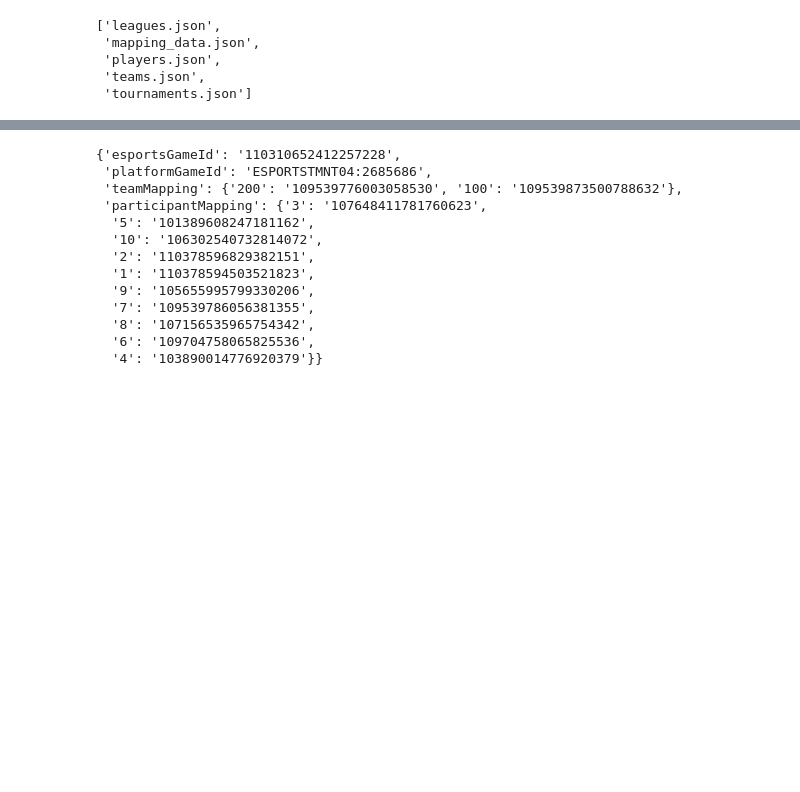
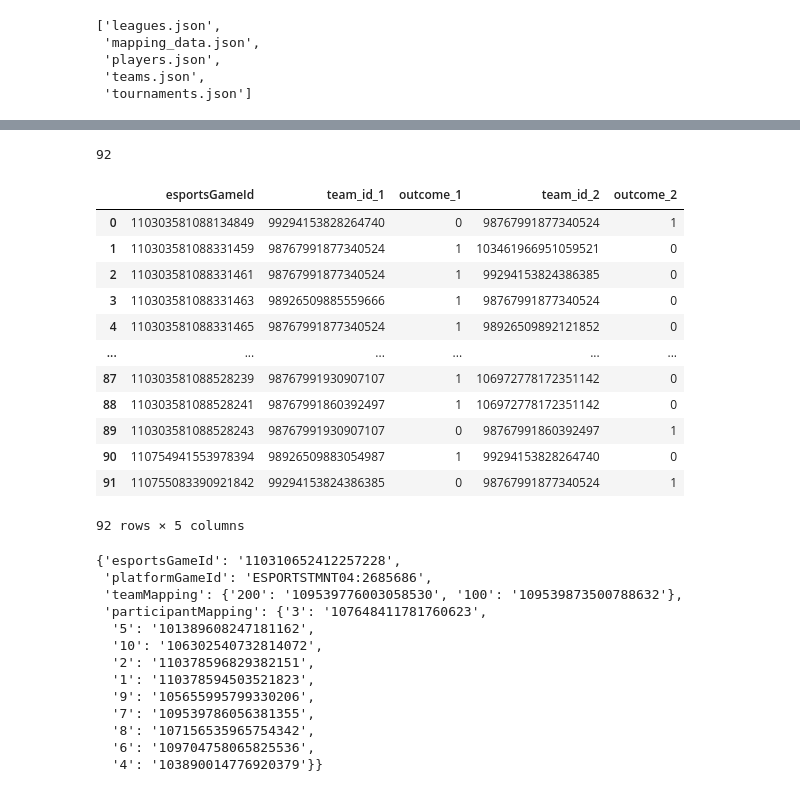
Before and after one commit to brjhsu/LeagueRankings, a Jupyter notebook: test_data_pipeline.ipynb, the cells around one changed output, grey strips where cells are left out. Drawn from its saved outputs; the diff is of its cells as text; code cells hidden in the pictures; blank space fills up the shorter version.

```diff
--- a/test_data_pipeline.ipynb
+++ b/test_data_pipeline.ipynb
@@ -94,0 +187,32 @@ os.listdir()
+# %%
+def get_game_data_full(games_data):
+    # Iterate through t events of the match (could consist of one or many games)
+    # Look in the ['games'][t]['id'] field to get the game ID
+    # Look in the ['games'][t]['state'] field to see if the game is 'completed'
+    # Look in the ['games'][t]['teams'] field to get the team IDs
+    # Look in the ['games'][t]['teams'][x]['result']['outcome'] field to get the result of the game for each team
+    # We technically only need the 'state' to verify completion and 'id' to fetch details of the game, but load in other fields for verification
+    game_tables = []
+    for game in games_data['games']:
+        game_state = game['state']
+        if game_state == 'completed':
+            game_id = game['id']
+            team_ids, team_outcomes = [], []
+            for team in game['teams']:
+                team_ids.append(team['id'])
+                team_outcome = 1 if team['result']['outcome']=='win' else 0
+                team_outcomes.append(team_outcome)
+            game_tables.append(pd.DataFrame({'esportsGameId': game_id,
+                                             'team_id_1': team_ids[0], 'outcome_1': team_outcomes[0],
+                                             'team_id_2': team_ids[1], 'outcome_2': team_outcomes[1]}, index=[0]))
+    return pd.concat(game_tables, ignore_index=True)
+
+def get_game_data_ids(games_data):
+    # Only returns the necessary information for lookup in the mapping table
+    game_ids = []
+    for game in games_data:
+        if game['state']=='completed':
+            game_ids.append(game['id'])
+    return pd.DataFrame({'esportsGameId': game_ids})
+
+get_game_data_full(lcs['stages'][1]['sections'][0]['matches'][0])
@@ -94,0 +225,4 @@ os.listdir()
+# %%
+len(lcs['stages'][0]['sections'][0]['matches'])
+# %% [output]
+92
@@ -94,0 +233,16 @@ os.listdir()
+# %%
+pd.concat(game_rows, ignore_index=True)
+# %% [output]
+|  | esportsGameId | team_id_1 | outcome_1 | team_id_2 | outcome_2 |
+| 0 | 110303581088134849 | 99294153828264740 | 0 | 98767991877340524 | 1 |
+| 1 | 110303581088331459 | 98767991877340524 | 1 | 103461966951059521 | 0 |
+| 2 | 110303581088331461 | 98767991877340524 | 1 | 99294153824386385 | 0 |
+| 3 | 110303581088331463 | 98926509885559666 | 1 | 98767991877340524 | 0 |
+| 4 | 110303581088331465 | 98767991877340524 | 1 | 98926509892121852 | 0 |
+| ... | ... | ... | ... | ... | ... |
+| 87 | 110303581088528239 | 98767991930907107 | 1 | 106972778172351142 | 0 |
+| 88 | 110303581088528241 | 98767991860392497 | 1 | 106972778172351142 | 0 |
+| 89 | 110303581088528243 | 98767991930907107 | 0 | 98767991860392497 | 1 |
+| 90 | 110754941553978394 | 98926509883054987 | 1 | 99294153828264740 | 0 |
+| 91 | 110755083390921842 | 99294153824386385 | 0 | 98767991877340524 | 1 |
+92 rows × 5 columns
```
Also changed, not shown: parts of 17 cells of this notebook, 3 other files.
